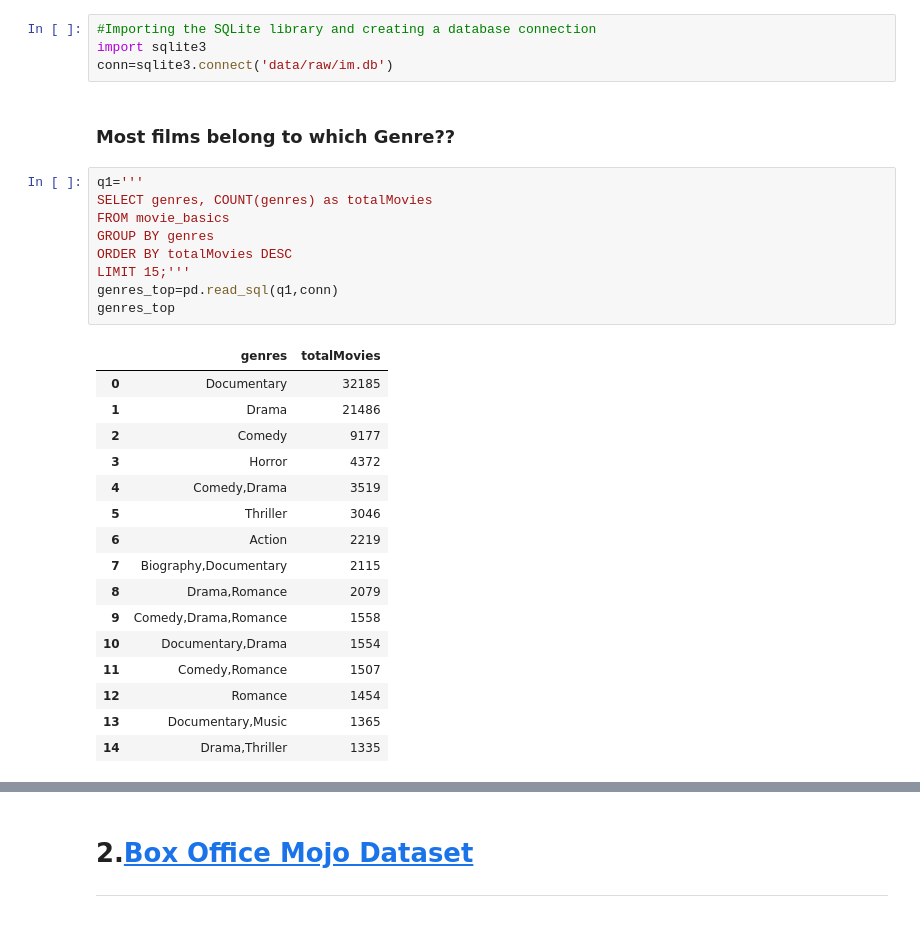
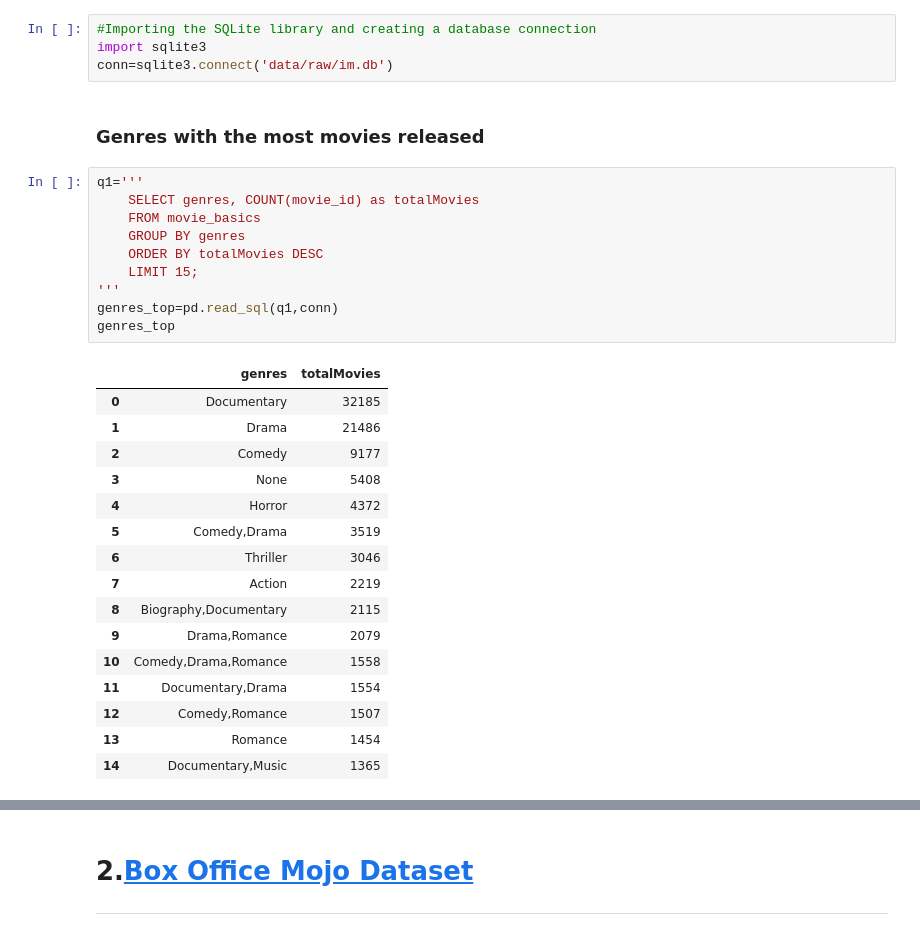
Before and after one commit to nkevin90/Phase-1-Project, a Jupyter notebook: student.ipynb, the cells around one changed output, grey strips where cells are left out. Saved outputs shown, nothing was run; the diff lists cells and outputs as text.

```diff
--- a/student.ipynb
+++ b/student.ipynb
@@ -65,31 +65,32 @@ Unzipping: zippedData\im.db.zip
 #Importing the SQLite library and creating a database connection
 import sqlite3
 conn=sqlite3.connect('data/raw/im.db')
-# %% [markdown]
-### Most films belong to which Genre??
+# %% [markdown]
+### Genres with the most movies released
 # %%
 q1='''
-SELECT genres, COUNT(genres) as totalMovies
-FROM movie_basics
-GROUP BY genres
-ORDER BY totalMovies DESC
-LIMIT 15;'''
+    SELECT genres, COUNT(movie_id) as totalMovies
+    FROM movie_basics
+    GROUP BY genres
+    ORDER BY totalMovies DESC
+    LIMIT 15;
+'''
 genres_top=pd.read_sql(q1,conn)
 genres_top
 # %% [output]
 |  | genres | totalMovies |
 | 0 | Documentary | 32185 |
 | 1 | Drama | 21486 |
 | 2 | Comedy | 9177 |
-| 3 | Horror | 4372 |
-| 4 | Comedy,Drama | 3519 |
-| 5 | Thriller | 3046 |
-| 6 | Action | 2219 |
-| 7 | Biography,Documentary | 2115 |
-| 8 | Drama,Romance | 2079 |
-| 9 | Comedy,Drama,Romance | 1558 |
-| 10 | Documentary,Drama | 1554 |
-| 11 | Comedy,Romance | 1507 |
-| 12 | Romance | 1454 |
-| 13 | Documentary,Music | 1365 |
-| 14 | Drama,Thriller | 1335 |
+| 3 | None | 5408 |
+| 4 | Horror | 4372 |
+| 5 | Comedy,Drama | 3519 |
+| 6 | Thriller | 3046 |
+| 7 | Action | 2219 |
+| 8 | Biography,Documentary | 2115 |
+| 9 | Drama,Romance | 2079 |
+| 10 | Comedy,Drama,Romance | 1558 |
+| 11 | Documentary,Drama | 1554 |
+| 12 | Comedy,Romance | 1507 |
+| 13 | Romance | 1454 |
+| 14 | Documentary,Music | 1365 |
```
Also changed, not shown: parts of 17 cells of this notebook, 1 other file.
